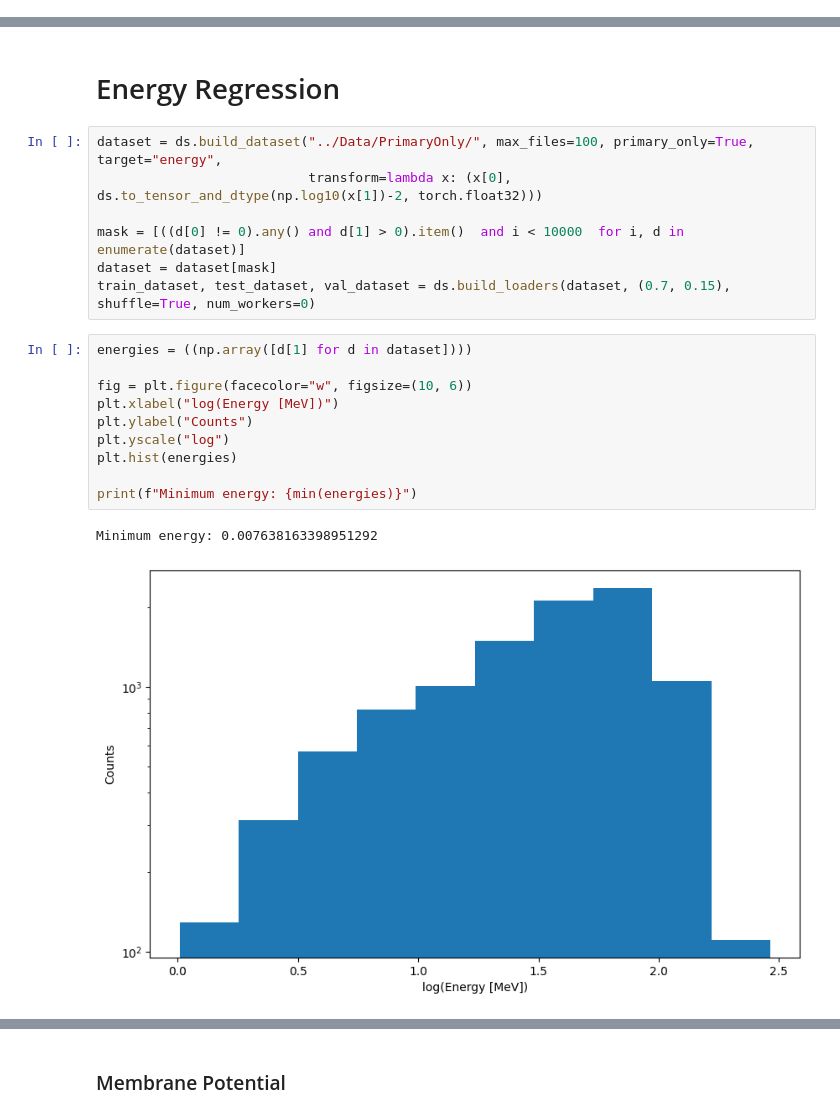
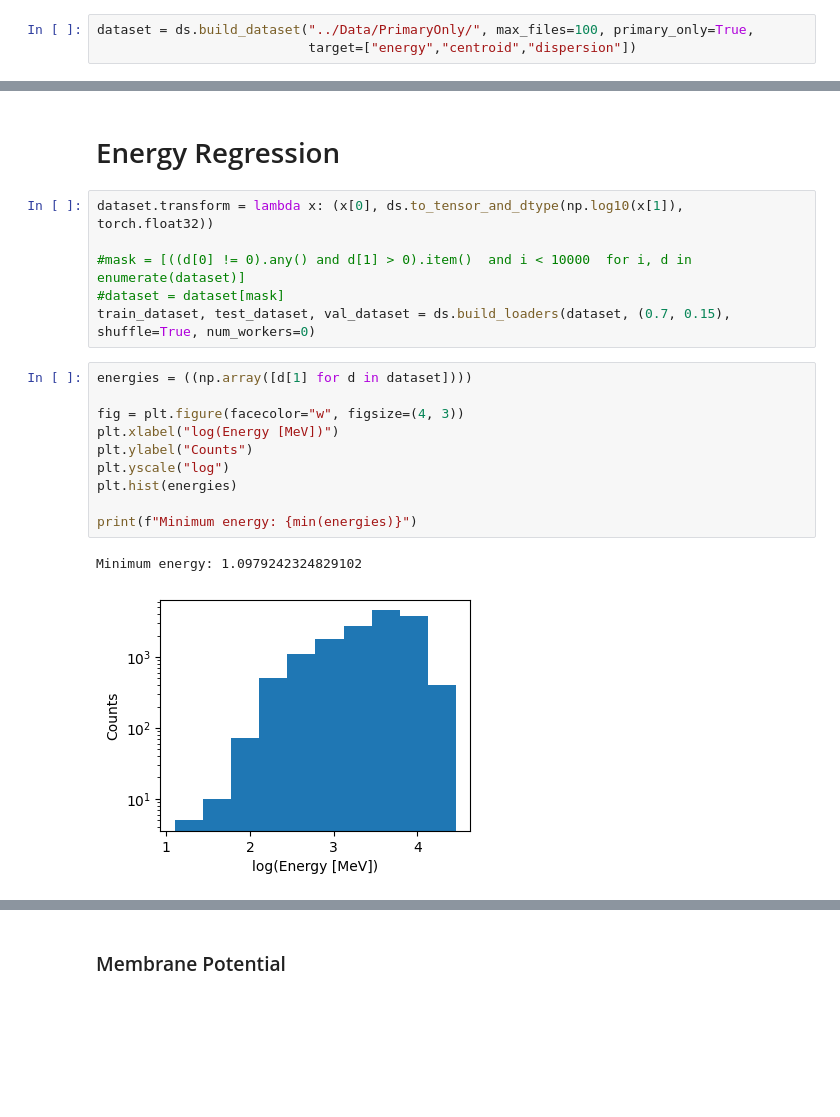
Before and after one commit to enlupi/SNN-Cal, a Jupyter notebook: SNN/SNN.ipynb, the cells around one changed output, grey strips where cells are left out. Saved outputs shown, nothing was run; the diff lists cells and outputs as text; blank space fills up the shorter version.

```diff
--- a/SNN/SNN.ipynb
+++ b/SNN/SNN.ipynb
@@ -294,3 +468,6 @@ class Trainer():
+# %%
+dataset = ds.build_dataset("../Data/PrimaryOnly/", max_files=100, primary_only=True,
+                           target=["energy","centroid","dispersion"])
 # %% [markdown]
 # Particle Classification
 # %%
@@ -335,22 +514,21 @@ train_net.cm["test"].plot()
 # %% [markdown]
 # Energy Regression
 # %%
-dataset = ds.build_dataset("../Data/PrimaryOnly/", max_files=100, primary_only=True, target="energy",
-                           transform=lambda x: (x[0], ds.to_tensor_and_dtype(np.log10(x[1])-2, torch.float32)))
+dataset.transform = lambda x: (x[0], ds.to_tensor_and_dtype(np.log10(x[1]), torch.float32))
 
-mask = [((d[0] != 0).any() and d[1] > 0).item()  and i < 10000  for i, d in enumerate(dataset)]
-dataset = dataset[mask]
+#mask = [((d[0] != 0).any() and d[1] > 0).item()  and i < 10000  for i, d in enumerate(dataset)]
+#dataset = dataset[mask]
 train_dataset, test_dataset, val_dataset = ds.build_loaders(dataset, (0.7, 0.15), shuffle=True, num_workers=0)
 # %%
 energies = ((np.array([d[1] for d in dataset])))
 
-fig = plt.figure(facecolor="w", figsize=(10, 6))
+fig = plt.figure(facecolor="w", figsize=(4, 3))
 plt.xlabel("log(Energy [MeV])")
 plt.ylabel("Counts")
 plt.yscale("log")
 plt.hist(energies)
 
 print(f"Minimum energy: {min(energies)}")
 # %% [output]
-Minimum energy: 0.007638163398951292
+Minimum energy: 1.0979242324829102
-[figure, old version]
+[figure, new version]
```
Also changed, not shown: parts of 50 cells of this notebook.
